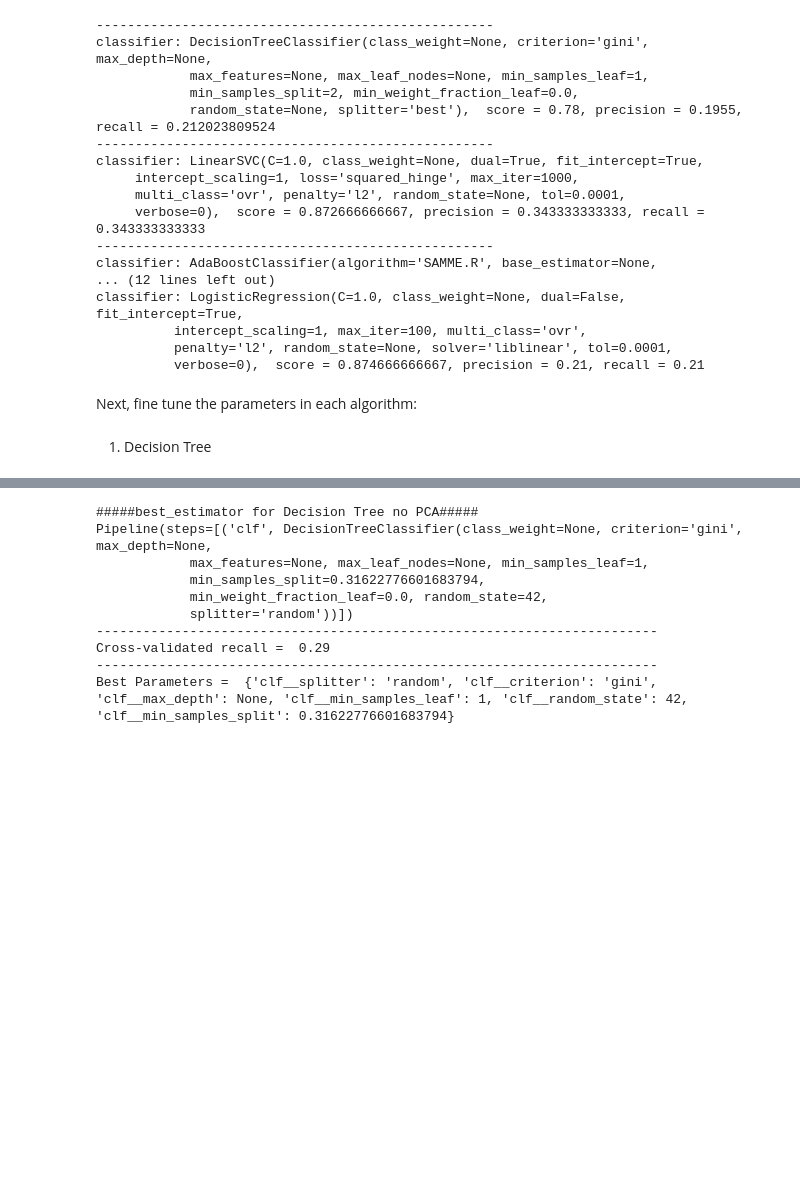
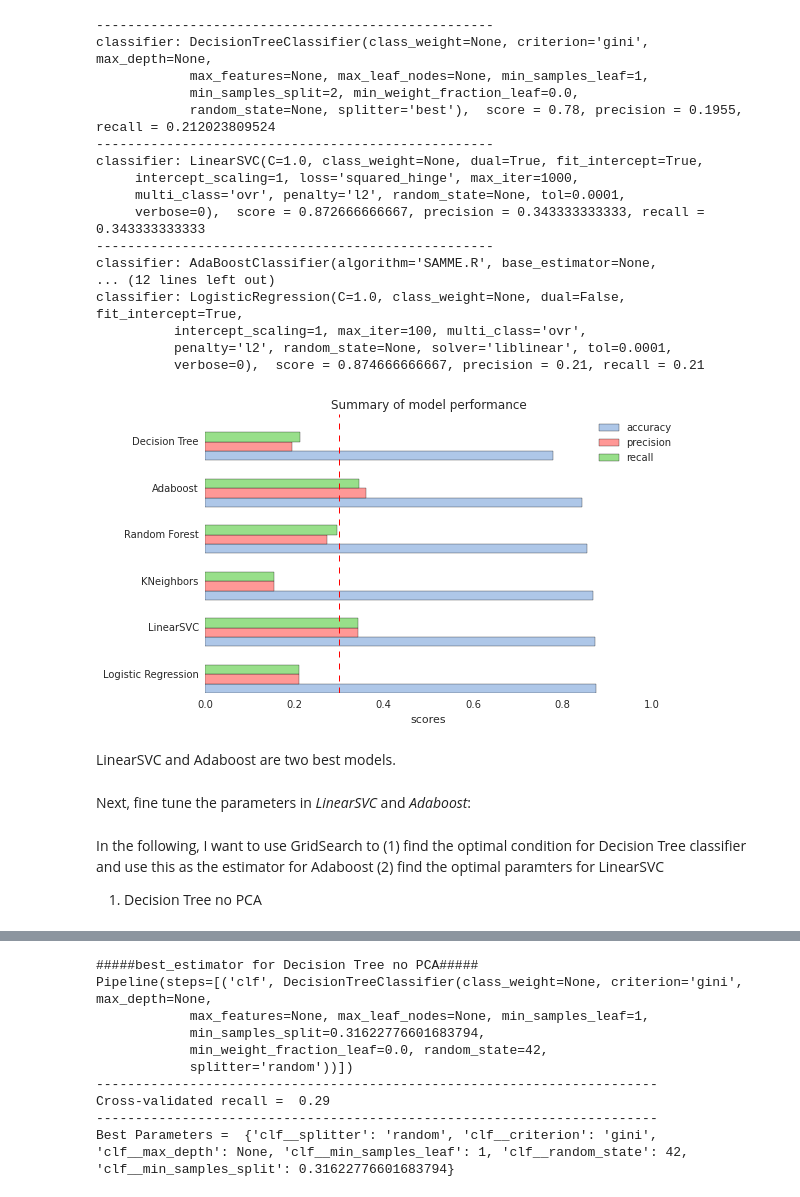
Before and after one commit to cyuancheng/Intro-Machine-Learning, a Jupyter notebook: Project4_ML_workflow.ipynb, the cells around one changed output, grey strips where cells are left out. Cells and saved outputs as stored; diff of their text form; code cells hidden in the pictures; blank space fills up the shorter version.

```diff
--- a/Project4_ML_workflow.ipynb
+++ b/Project4_ML_workflow.ipynb
@@ -608,8 +608,57 @@ classifier: LogisticRegression(C=1.0, class_weight=None, dual=False, fit_interce
           intercept_scaling=1, max_iter=100, multi_class='ovr',
           penalty='l2', random_state=None, solver='liblinear', tol=0.0001,
           verbose=0),  score = 0.874666666667, precision = 0.21, recall = 0.21
+# %%
+import pandas
+import matplotlib.pyplot as plt
+import numpy as np
+
+df_figure = pd.DataFrame(dict(names=['Logistic Regression','LinearSVC','KNeighbors',
+                                     'Random Forest', 'Adaboost', 'Decision Tree'],
+                           accuracy=[0.8747, 0.8727, 0.8680,0.8547,0.8440,0.7800 ],
+                           precision=[0.2100, 0.3433,0.155,.272,0.3598,0.1955],
+                           recall = [0.21,0.3433, 0.1550, 0.2961, .3448,.212]
+                           ) )
+
+tableau20 = [(31, 119, 180), (174, 199, 232), (255, 127, 14), (255, 187, 120),
+             (44, 160, 44), (152, 223, 138), (214, 39, 40), (255, 152, 150),
+             (148, 103, 189), (197, 176, 213), (140, 86, 75), (196, 156, 148),
+             (227, 119, 194), (247, 182, 210), (127, 127, 127), (199, 199, 199),
+             (188, 189, 34), (219, 219, 141), (23, 190, 207), (158, 218, 229)]
+
+for i in range(len(tableau20)):
+    r, g, b = tableau20[i]
+    tableau20[i] = (r / 255., g / 255., b / 255.)
+
+
+ind = np.arange(len(df_figure))
+width = 0.2
+
+fig, ax = plt.subplots(figsize=(8,5))
+
+ax.barh(ind, df_figure.accuracy, width, color=tableau20[1], label='accuracy')
+ax.barh(ind + width, df_figure.precision, width, color=tableau20[7], label='precision')
+ax.barh(ind + width*2, df_figure.recall, width, color=tableau20[5], label='recall')
+#ax.barh(ind + width*3, df_figure.F1, width, color=tableau20[7], label='F1')
+#ax.barh(ind + width*4, df_figure.F2, width, color=tableau20[9], label='F2')
+plt.axvline(x=0.3, ymin=0, ymax = 1, linewidth=1, color='red', ls='dashed')
+
+ax.set(yticks= ind + 2*width, yticklabels=df_figure.names,
+       xlim = [0,1], ylim=[5*width - 1, len(df_figure)],
+      xlabel = "scores", title = 'Summary of model performance')
+
+plt.legend(bbox_to_anchor=(0.95, 0.9),
+           bbox_transform=plt.gcf().transFigure)
+
+plt.show()
+# %% [output]
+[figure, added]
+# %% [markdown]
+LinearSVC and Adaboost are two best models.
 # %% [markdown]
-Next, fine tune the parameters in each algorithm:
+Next, fine tune the parameters in *LinearSVC* and *Adaboost*:
-# %% [markdown]
-1) Decision Tree
+# %% [markdown]
+In the following, I want to use GridSearch to (1) find the optimal condition for Decision Tree classifier and use this as the estimator for Adaboost (2) find the optimal paramters for LinearSVC
+
+1) Decision Tree no PCA
 # %%
```
Also changed, not shown: parts of 39 cells of this notebook, 4 other files.
